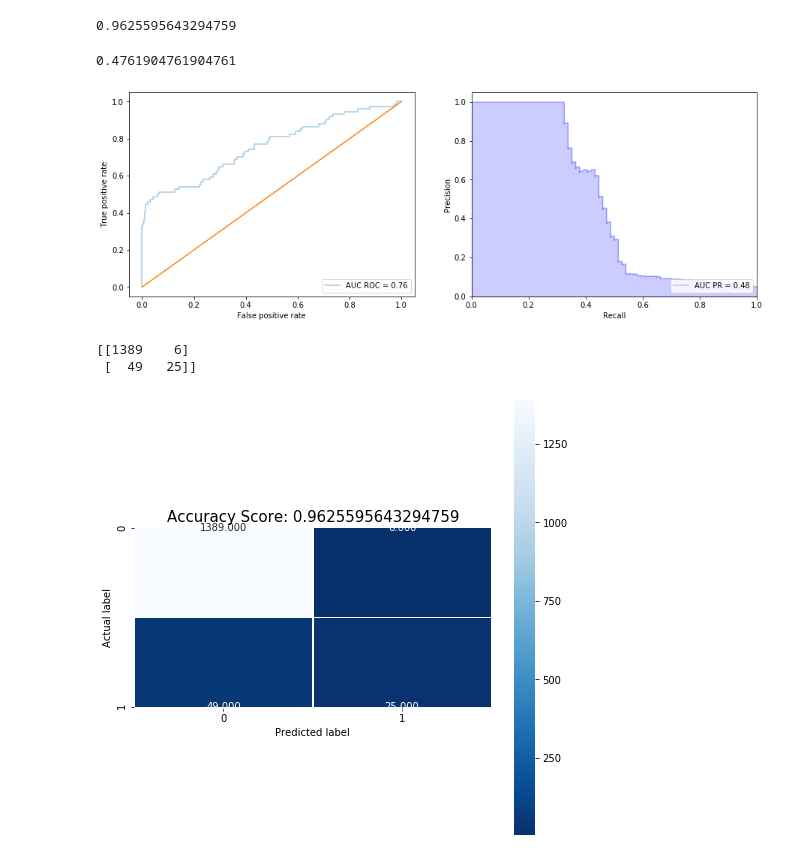
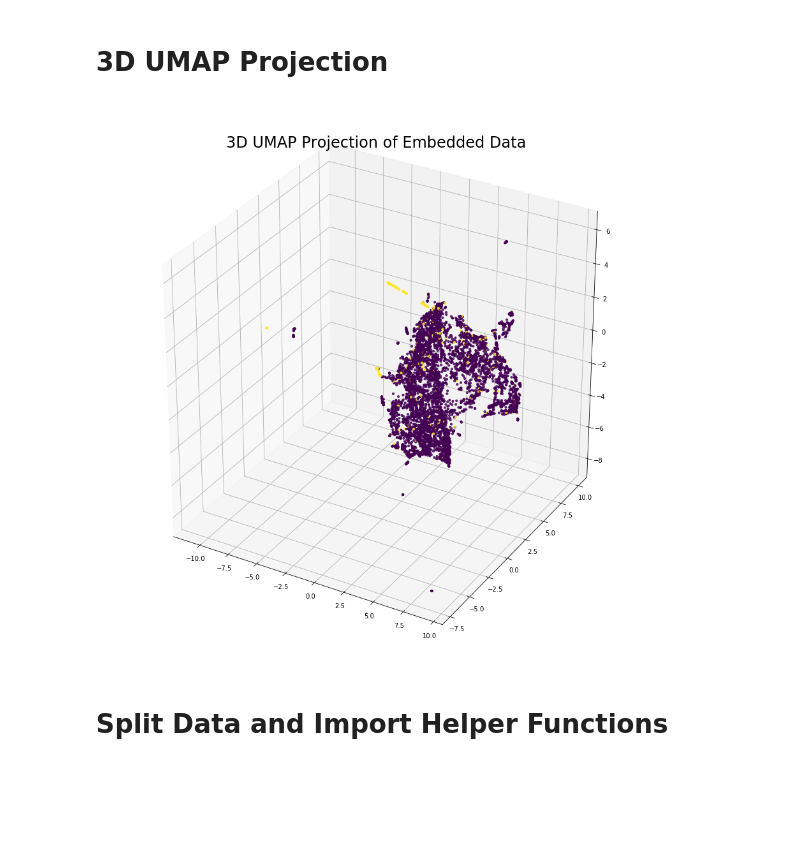
Before and after one commit to juihanamshet/microbiome_glove_embedding, a Jupyter notebook: logistic_reg_and_svm.ipynb, the cells around one changed output. Cells and saved outputs as stored; diff of their text form; code cells hidden in the pictures; blank space fills up the shorter version.

```diff
--- a/logistic_reg_and_svm.ipynb
+++ b/logistic_reg_and_svm.ipynb
@@ -4,0 +22,9 @@ y = pd.read_csv('y.csv')
+# %%
+import umap
+import warnings
+warnings.filterwarnings('ignore')
+
+n_neighbors = 5
+min_dist = 0.10
+n_components_2d = 2
+n_components_3d = 3
@@ -5 +58,27 @@ y = pd.read_csv('y.csv')
+# %% [markdown]
+# 3D UMAP Projection
+# %%
+%matplotlib inline
+from matplotlib import pyplot
+from mpl_toolkits.mplot3d import Axes3D
+
+reducer = umap.UMAP(
+    n_neighbors = n_neighbors,
+    min_dist = min_dist,
+    n_components = n_components_3d)
+
+embedding = reducer.fit_transform(X)
+
+plt = pyplot.figure(figsize=(12, 12))
+ax = Axes3D(plt)
+ax.scatter(embedding[:,0], embedding[:,1], embedding[:,2],
+           c=y.iloc[:, 0],
+           alpha=0.80,
+           s=10)
+ax.set_title('3D UMAP Projection of Embedded Data', fontsize=24)
+plt.show()
+# %% [output]
+[figure, added]
+# %% [markdown]
+# Split Data and Import Helper Functions
 # %%
@@ -12,36 +91,0 @@ model = logisticRegr.fit(x_train, y_train)
-# %%
-predictions = logisticRegr.predict(x_test)
-score = logisticRegr.score(x_test, y_test)
-print(score)
-# %% [output]
-0.9625595643294759
-# %%
-import helper_functions as hf
-import matplotlib.pyplot as plt
-f = plt.figure(figsize=(15,5))
-roc_auc, fpr, tpr, average_precision, f1, f2 = hf.computeMLstats(model, x_test, y_test, plot=True, plot_pr=True, graph_title = "", flipped = False)
-print(f1)
-# %% [output]
-0.4761904761904761
-[figure, removed]
-# %%
-import matplotlib.pyplot as plt
-import seaborn as sns
-from sklearn import metrics
-cm = metrics.confusion_matrix(y_test, predictions)
-y_test.to_csv('test.csv')
-import numpy
-numpy.savetxt("predictions.csv", predictions, delimiter=",")
-print(cm)
-# %% [output]
-[[1389    6]
- [  49   25]]
-# %%
-plt.figure(figsize=(8,8))
-sns.heatmap(cm, annot=True, fmt=".3f", linewidths=.5, square = True, cmap = 'Blues_r');
-plt.ylabel('Actual label');
-plt.xlabel('Predicted label');
-all_sample_title = 'Accuracy Score: {0}'.format(score)
-plt.title(all_sample_title, size = 15);
-# %% [output]
-[figure, removed]
```
Also changed, not shown: parts of 13 cells of this notebook.
